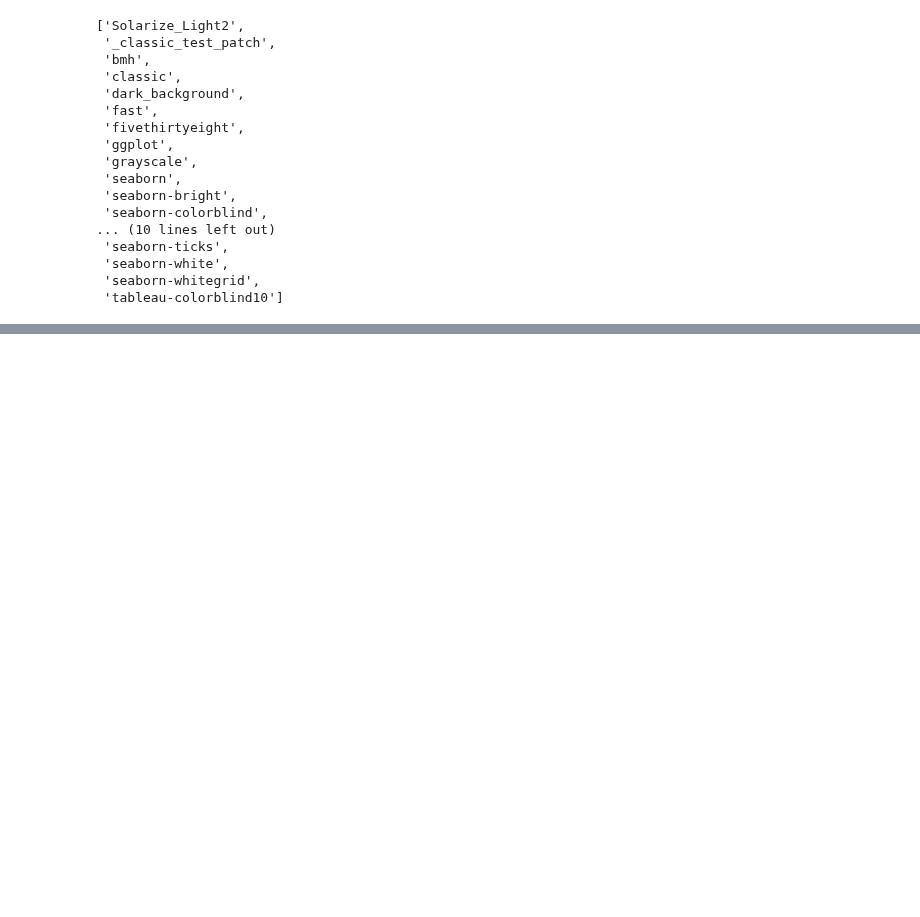
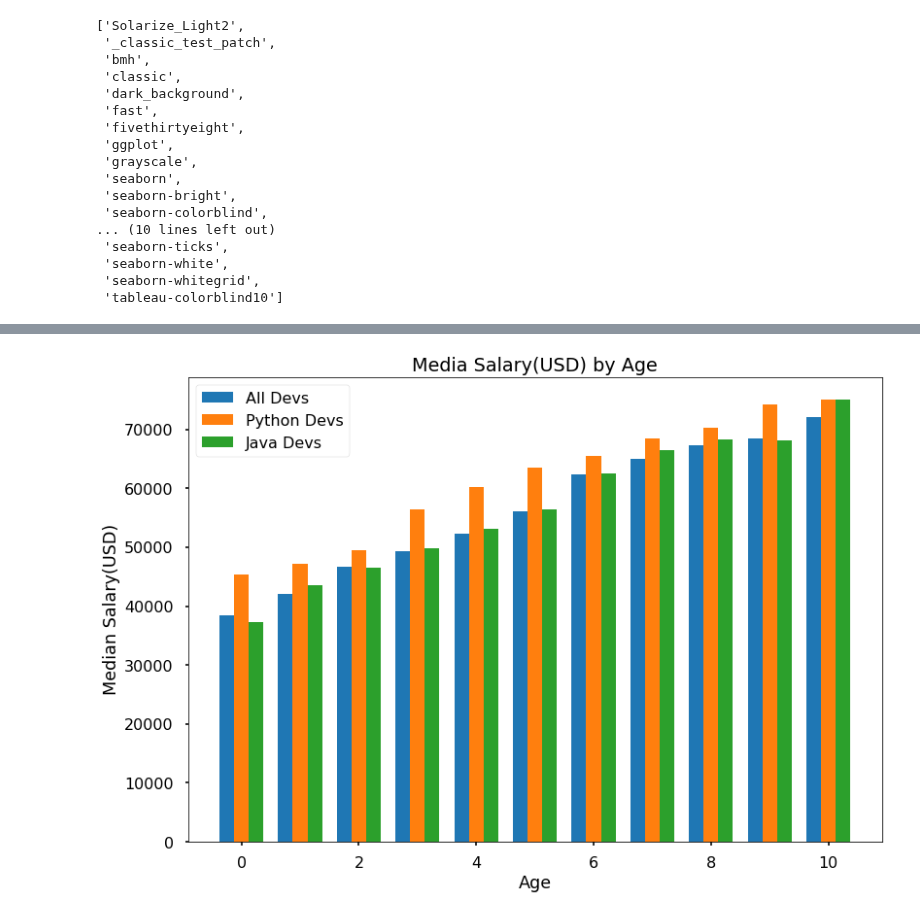
Before and after one commit to Raghav087/Python, a Jupyter notebook: Matplotlib.ipynb, the cells around one changed output, grey strips where cells are left out. Drawn from its saved outputs; the diff is of its cells as text; code cells hidden in the pictures; blank space fills up the shorter version.

```diff
--- a/Matplotlib.ipynb
+++ b/Matplotlib.ipynb
@@ -69,0 +82,15 @@ plt.grid(True)
+# %%
+import numpy as np
+x_index = np.arange(len(dev_x))
+width=0.25
+plt.bar(x_index-width,dev_y,width=width,label='All Devs') #Shift the bar to the left.
+plt.bar(x_index,pydev_y,width=width,label='Python Devs') #Bar remains as it is.
+plt.bar(x_index+width,jsdev_y,width=width,label='Java Devs') #Shift the bar to the right.
+plt.title('Media Salary(USD) by Age')
+plt.xlabel('Age')
+plt.ylabel('Median Salary(USD)')
+plt.legend()
+plt.show()
+#By including the width offset, the bars are now aligned side-by-side.
+# %% [output]
+[figure, added]
```
Also changed, not shown: parts of 9 cells of this notebook, 2 other files.
